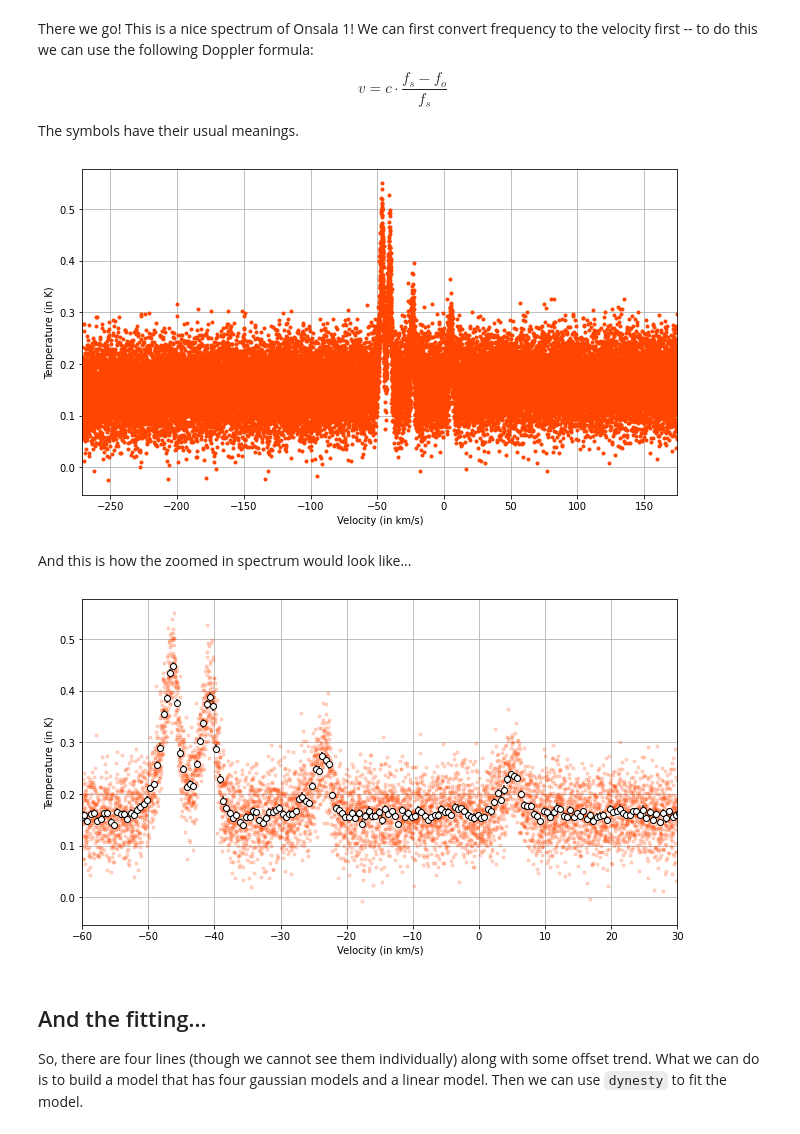
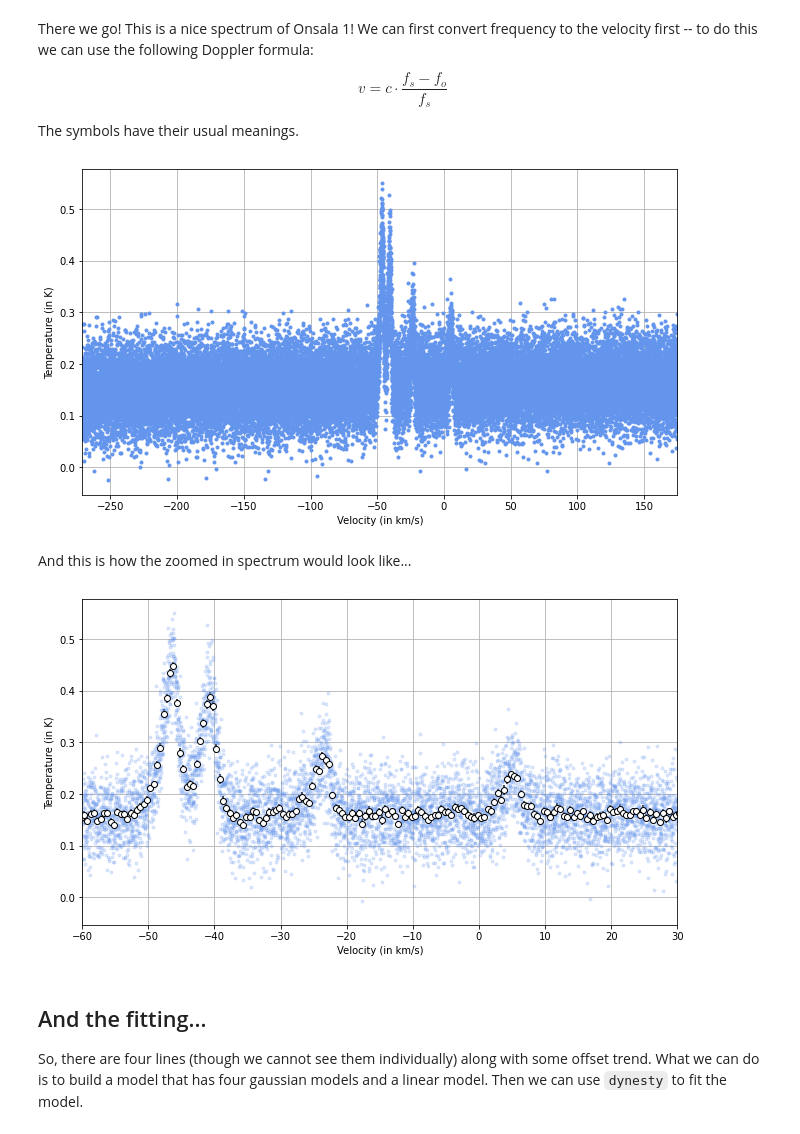
Before and after one commit to Jayshil/xs-oso, a Jupyter notebook: W3/W3.ipynb, the cells around one changed output. Drawn from its saved outputs; the diff is of its cells as text; code cells hidden in the pictures.

Commit message:
Figures

```diff
--- a/W3/W3.ipynb
+++ b/W3/W3.ipynb
@@ -95,19 +95,20 @@ The symbols have their usual meanings.
 # %%
 # To find the rest frame frequency
 diff = freq_avg - hdr5['OBSFREQ']
 rest_freq = hdr5['RESTFREQ']#freq_avg + diff
 # To find the velocity of the target!
 velo_avg = con.c.value*(rest_freq - freq_avg)/rest_freq
 velo_avg = velo_avg + hdr5['VLSR']# + hdr5['VELO-GEO'] + hdr5['VELO-HEL']
 # We can plot the results
 plt.figure(figsize=(16/1.5, 9/1.5))
-plt.errorbar(velo_avg/1e3, temp_avg, fmt='.', c='orangered')
+plt.errorbar(velo_avg/1e3, temp_avg, fmt='.', c='cornflowerblue')
 plt.xlabel('Velocity (in km/s)')
 plt.ylabel('Temperature (in K)')
 plt.xlim([np.min(velo_avg/1e3), np.max(velo_avg/1e3)])
 plt.grid()
+plt.savefig('Figure1.pdf')
 # %% [output]
-[figure, old version]
+[figure, new version]
 # %% [markdown]
 And this is how the zoomed in spectrum would look like...
 # %%
@@ -115,14 +116,15 @@ And this is how the zoomed in spectrum would look like...
 ## Binned data
 velo_bin, temp_bin, temp_err_bin, _ = utl.lcbin(velo_avg, temp_avg, binwidth=500)
 plt.figure(figsize=(16/1.5, 9/1.5))
-plt.errorbar(velo_avg/1e3, temp_avg, fmt='.', c='orangered', alpha=0.2)
+plt.errorbar(velo_avg/1e3, temp_avg, fmt='.', c='cornflowerblue', alpha=0.2)
 plt.errorbar(velo_bin/1e3, temp_bin, yerr=temp_err_bin, fmt='o', mfc='white', c='black')
 plt.xlabel('Velocity (in km/s)')
 plt.ylabel('Temperature (in K)')
 plt.xlim([-60, 30])
 plt.grid()
+plt.savefig('Figure2.pdf')
 # %% [output]
-[figure, old version]
+[figure, new version]
 # %% [markdown]
 ## And the fitting...
 
```
Also changed, not shown: 4 other files.
